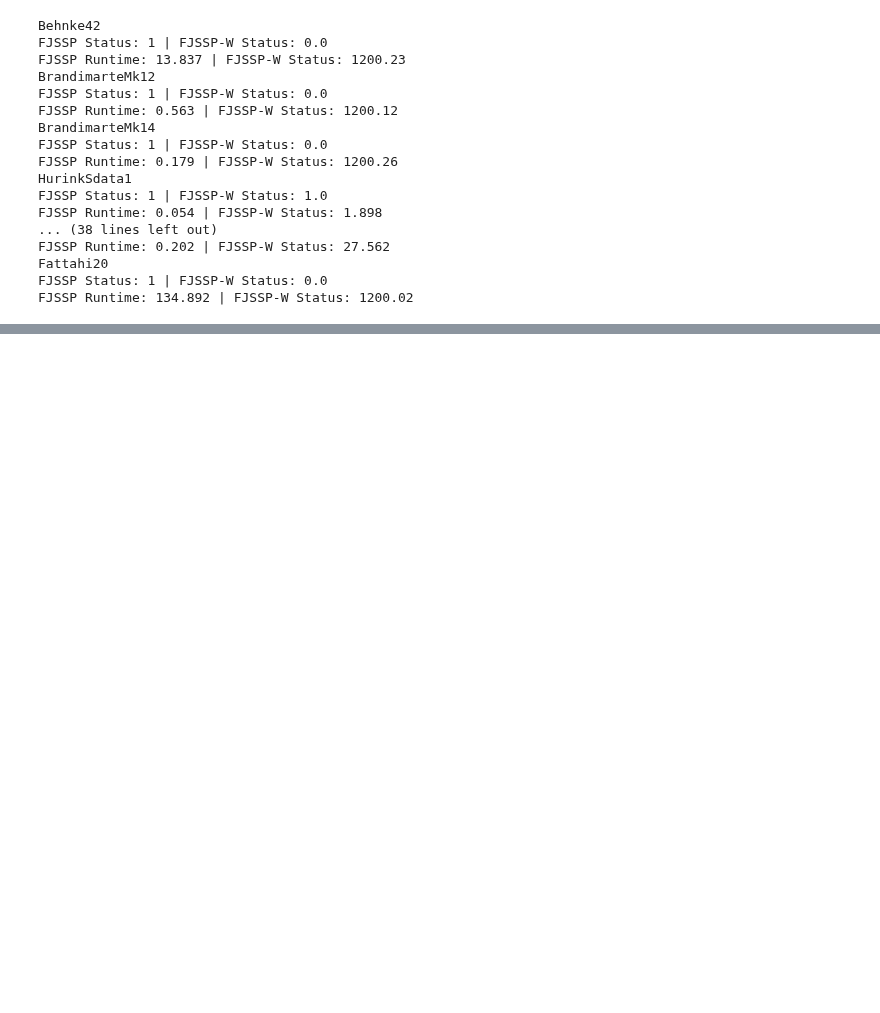
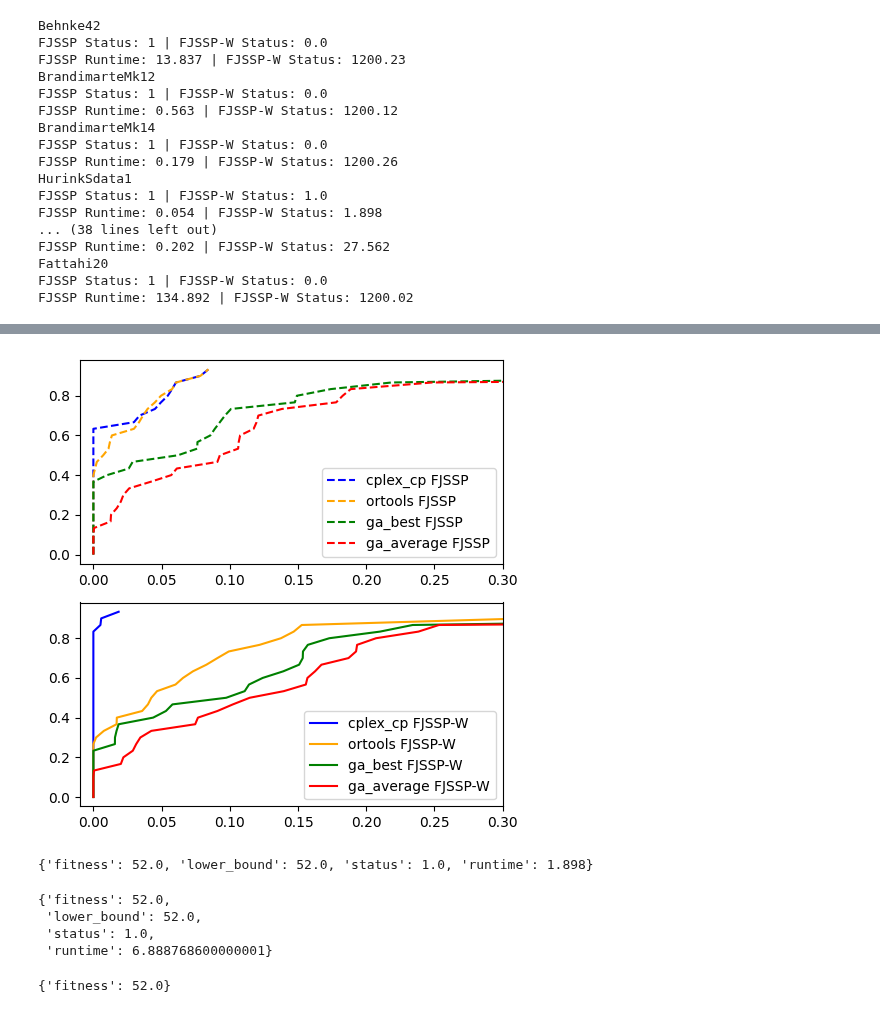
Before and after one commit to jrc-rodec/scheduling_model, a Jupyter notebook: code/analysis/fjssp_fjssp-w_comparison.ipynb, the cells around one changed output, grey strips where cells are left out. Drawn from its saved outputs; the diff is of its cells as text; code cells hidden in the pictures; blank space fills up the shorter version.

Commit message:
comparison

```diff
--- a/code/analysis/fjssp_fjssp-w_comparison.ipynb
+++ b/code/analysis/fjssp_fjssp-w_comparison.ipynb
@@ -276,0 +368,4 @@ plt.show()
+# %%
+compare = dict()
+compare['worker'] = dict()
+compare['no_worker'] = dict()
@@ -276,0 +413,33 @@ plt.show()
+# %%
+def get_comparison(data, instance, column, max = False):
+    best_fjssp = float('inf')
+    best_fjssp_w = float('inf')
+    for key in data.keys():
+        fitness_fjssp = data[key]['no_worker'][instance]['fitness']#optimizer['no_worker']['name'] == instance][column].tolist()[0]
+        if fitness_fjssp < best_fjssp:
+            best_fjssp = fitness_fjssp
+        if instance in data[key]['worker']:
+            fitness_fjssp_w = data[key]['worker'][instance]['fitness']#optimizer.loc[optimizer['worker']['name'] == instance][column].tolist()[0]
+            if fitness_fjssp_w < best_fjssp_w:
+                best_fjssp_w = fitness_fjssp_w
+    return best_fjssp, best_fjssp_w
+
+def calculate_value(fitness, best):
+    return ((fitness - best) / best)
+
+def get_cdf_comparison_vector(data : dict, column, max, instances):
+    results = []
+    for _ in data:
+        results.append([[],[]])
+    for instance in instances:
+        best_fjssp, best_fjssp_w = get_comparison(data, instance, column, max)
+        i = 0
+        for key in data.keys():
+            results[i][0].append(calculate_value(data[key]['no_worker'][instance]['fitness'], best_fjssp))
+            if instance in data[key]['worker']:
+                results[i][1].append(calculate_value(data[key]['worker'][instance]['fitness'], best_fjssp_w))
+            i += 1
+    for result in results:
+        result[0].sort()
+        result[1].sort()
+    return results
@@ -276,0 +495,2 @@ plt.show()
+# %%
+filtered_instances = list(solver['cplex_cp']['worker'].keys())
@@ -276,0 +517,20 @@ plt.show()
+# %%
+ecdf_inf(solver, instances=filtered_instances, labels=list(solver.keys()), colors=['blue', 'orange', 'green', 'red'])
+#ecdf_inf(solver['cplex_cp']['no_worker'], instances=filtered_instances)
+# %% [output]
+[figure, added]
+# %%
+solver['cplex_cp']['worker']['HurinkSdata1']
+# %% [output]
+{'fitness': 52.0, 'lower_bound': 52.0, 'status': 1.0, 'runtime': 1.898}
+# %%
+solver['ortools']['worker']['HurinkSdata1']
+# %% [output]
+{'fitness': 52.0,
+ 'lower_bound': 52.0,
+ 'status': 1.0,
+ 'runtime': 6.888768600000001}
+# %%
+solver['ga_best']['worker']['HurinkSdata1']
+# %% [output]
+{'fitness': 52.0}
```
Also changed, not shown: parts of 33 cells of this notebook, 1 other file.
